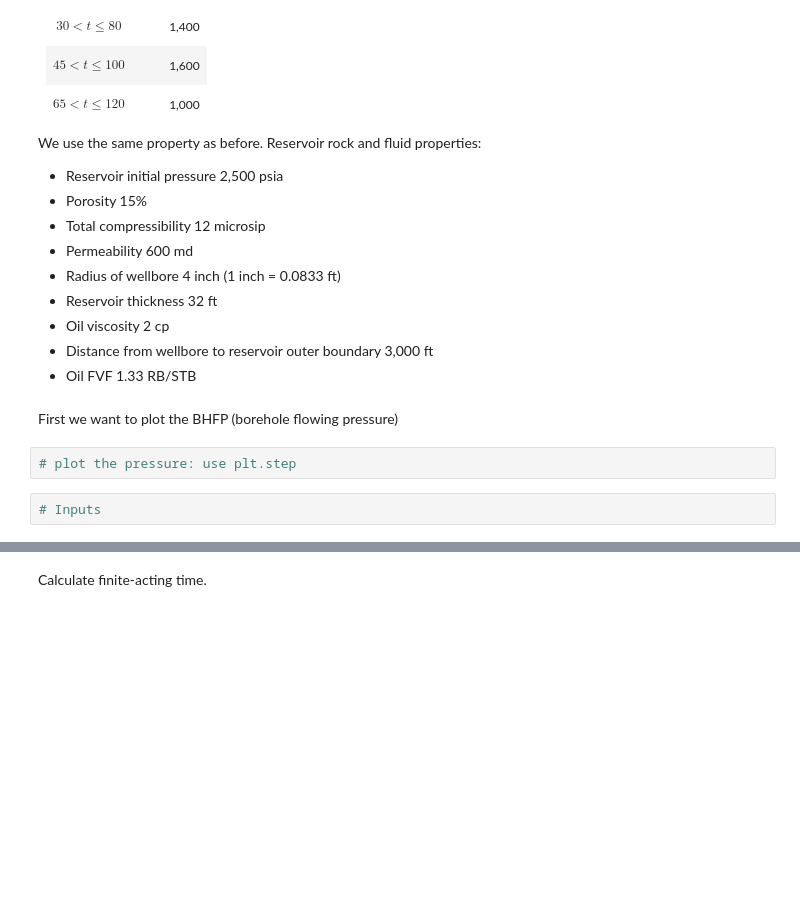
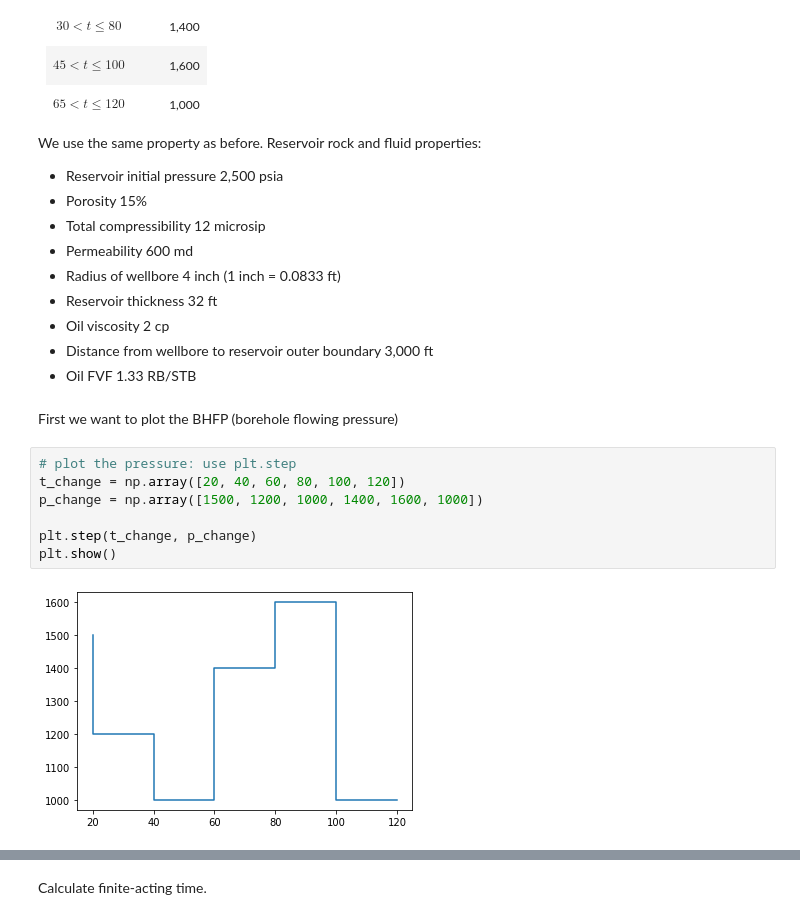
Before and after one commit to yohanesnuwara/python-bootcamp-for-geoengineers, a Jupyter notebook: EnP_training/session5_welltest.ipynb, the cells around one changed output, grey strips where cells are left out. Drawn from its saved outputs; the diff is of its cells as text; blank space fills up the shorter version.

```diff
--- a/EnP_training/session5_welltest.ipynb
+++ b/EnP_training/session5_welltest.ipynb
@@ -114,7 +188,12 @@ We use the same property as before. Reservoir rock and fluid properties:
 * Oil FVF 1.33 RB/STB
 # %% [markdown]
 First we want to plot the BHFP (borehole flowing pressure)
-# %%
-# plot the pressure: use plt.step
-# %%
-# Inputs
+# %%
+# plot the pressure: use plt.step
+t_change = np.array([20, 40, 60, 80, 100, 120])
+p_change = np.array([1500, 1200, 1000, 1400, 1600, 1000])
+
+plt.step(t_change, p_change)
+plt.show()
+# %% [output]
+[figure, added]
```
Also changed, not shown: parts of 45 cells of this notebook.
